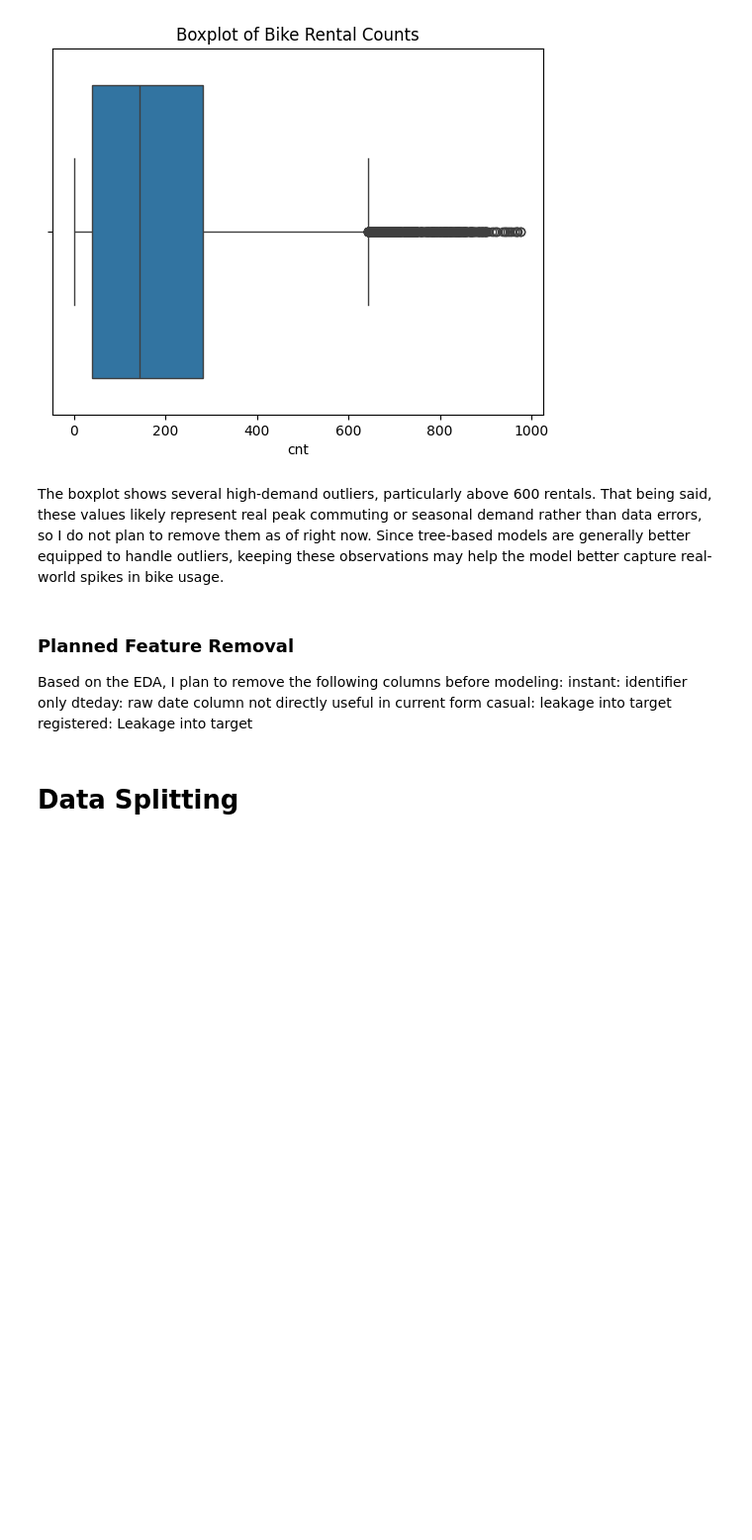
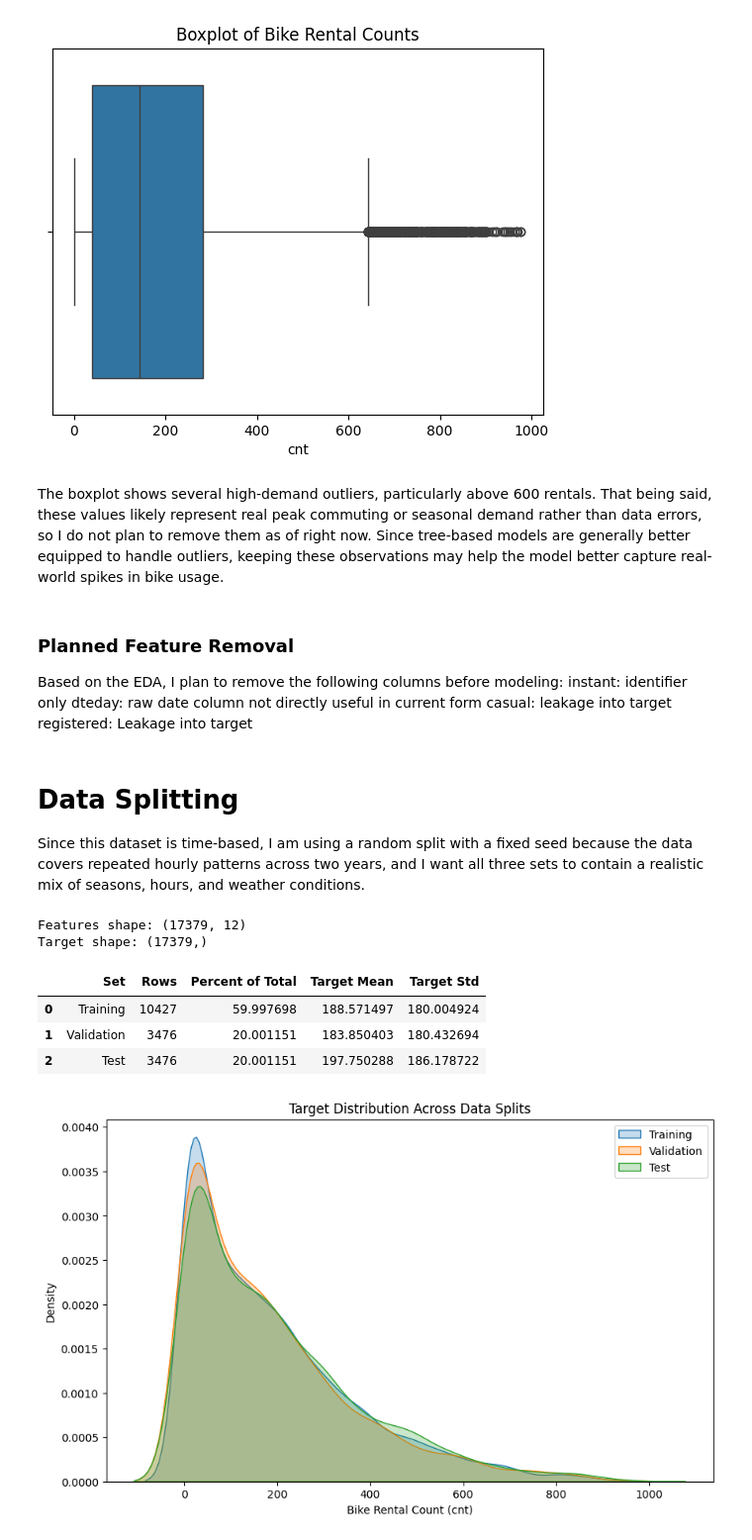
Before and after one commit to neerapatel5/ML-fundamentals-2026, a Jupyter notebook: Assignment_2_Neera_Patel.ipynb, the cells around one changed output. Shown at 99% size. Drawn from its saved outputs; the diff is of its cells as text; code cells hidden in the pictures; blank space fills up the shorter version.

Commit message:
Complete data splitting

```diff
--- a/Assignment_2_Neera_Patel.ipynb
+++ b/Assignment_2_Neera_Patel.ipynb
@@ -273,3 +273,81 @@ casual: leakage into target
 registered: Leakage into target
 # %% [markdown]
 # Data Splitting
+Since this dataset is time-based, I am using a random split with a fixed seed because the data covers repeated hourly patterns across two years, and I want all three sets to contain a realistic mix of seasons, hours, and weather conditions.
+# %%
+columns_drop = ["instant", "dteday", "casual", "registered"]
+
+bike_model = df.drop(columns=columns_drop).copy()
+
+# separate features from the prediction target
+X = bike_model.drop(columns="cnt")
+y = bike_model["cnt"]
+
+print("Features shape:", X.shape)
+print("Target shape:", y.shape)
+# %% [output]
+Features shape: (17379, 12)
+Target shape: (17379,)
+# %%
+# first split: 60% training data, 40% held out for validation/test
+X_train, X_holdout, y_train, y_holdout = train_test_split(
+    X,
+    y,
+    test_size=0.40,
+    random_state=2026,
+    shuffle=True
+)
+
+# second split: Split the 40% into 20% validation and 20% test
+
+X_val, X_test, y_val, y_test = train_test_split(
+    X_holdout,
+    y_holdout,
+    test_size=0.50,
+    random_state=2026,
+    shuffle=True
+)
+# %%
+# check final split sizes to ensure they're right
+
+split_summary = pd.DataFrame({
+    "Set": ["Training", "Validation", "Test"],
+    "Rows": [len(X_train), len(X_val), len(X_test)],
+    "Percent of Total": [
+        len(X_train) / len(df) * 100,
+        len(X_val) / len(df) * 100,
+        len(X_test) / len(df) * 100
+    ],
+    "Target Mean": [
+        y_train.mean(),
+        y_val.mean(),
+        y_test.mean()
+    ],
+    "Target Std": [
+        y_train.std(),
+        y_val.std(),
+        y_test.std()
+    ]
+})
+
+split_summary
+# %% [output]
+|  | Set | Rows | Percent of Total | Target Mean | Target Std |
+| 0 | Training | 10427 | 59.997698 | 188.571497 | 180.004924 |
+| 1 | Validation | 3476 | 20.001151 | 183.850403 | 180.432694 |
+| 2 | Test | 3476 | 20.001151 | 197.750288 | 186.178722 |
+# %%
+# check that the target distribution is reasonably similar across splits
+plt.figure(figsize=(10, 6))
+
+sns.kdeplot(y_train, label="Training", fill=True, alpha=0.25)
+sns.kdeplot(y_val, label="Validation", fill=True, alpha=0.25)
+sns.kdeplot(y_test, label="Test", fill=True, alpha=0.25)
+
+plt.title("Target Distribution Across Data Splits")
+plt.xlabel("Bike Rental Count (cnt)")
+plt.ylabel("Density")
+plt.legend()
+plt.show()
+# %% [output]
+[figure, added]
```
Also changed, not shown: parts of 1 cell of this notebook.
